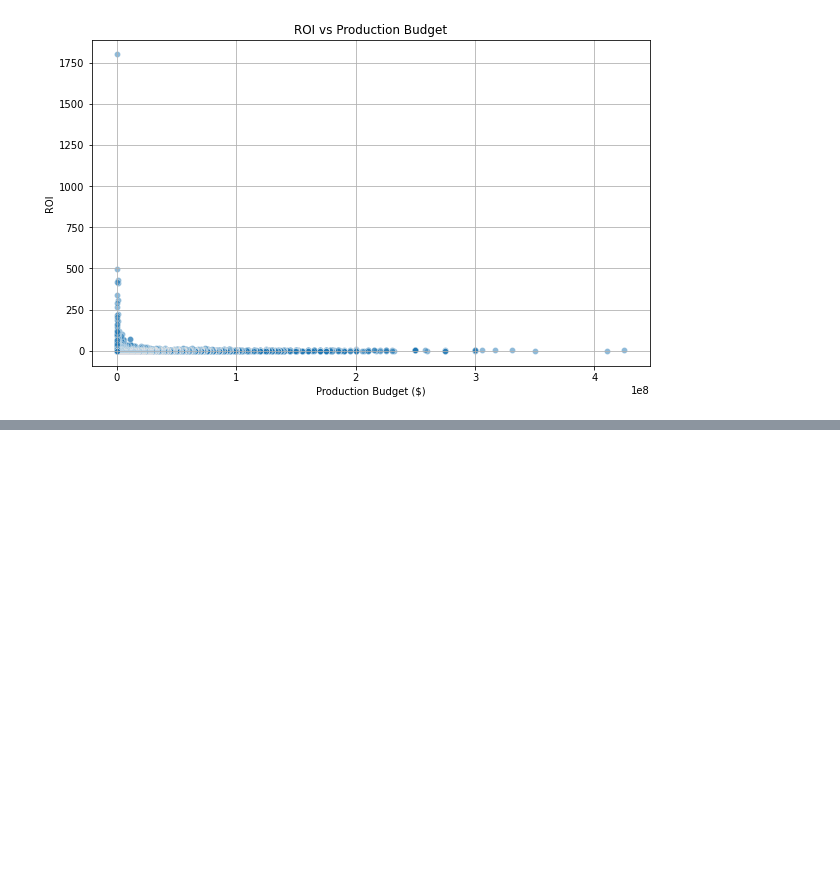
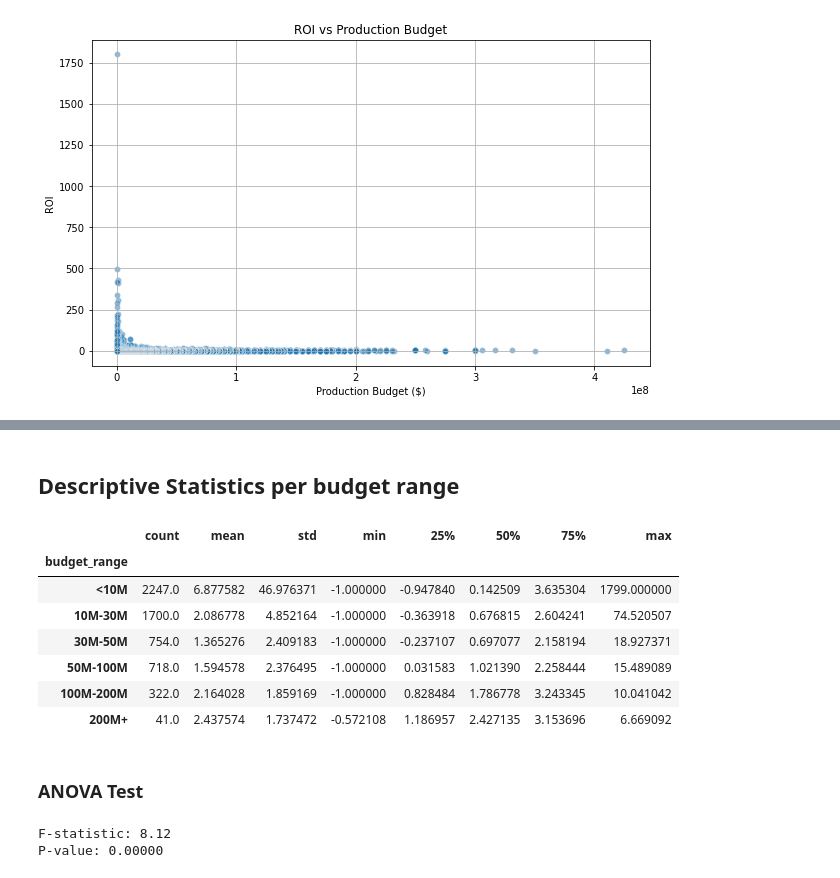
Before and after one commit to Sammy-751/Phase-2-Project, a Jupyter notebook: index.ipynb, the cells around one changed output, grey strips where cells are left out. Drawn from its saved outputs; the diff is of its cells as text; code cells hidden in the pictures; blank space fills up the shorter version.

Commit message:
chore: statistical analysis using ANOVA

```diff
--- a/index.ipynb
+++ b/index.ipynb
@@ -460,3 +453,29 @@ budget_bin
 50M-100M     1.594578
 30M-50M      1.365276
 Name: ROI, dtype: float64
+# %% [markdown]
+## Descriptive Statistics per budget range
+# %%
+df3.groupby('budget_range')['ROI'].describe()
+# %% [output]
+|  | count | mean | std | min | 25% | 50% | 75% | max |
+| budget_range |  |  |  |  |  |  |  |  |
+| <10M | 2247.0 | 6.877582 | 46.976371 | -1.000000 | -0.947840 | 0.142509 | 3.635304 | 1799.000000 |
+| 10M-30M | 1700.0 | 2.086778 | 4.852164 | -1.000000 | -0.363918 | 0.676815 | 2.604241 | 74.520507 |
+| 30M-50M | 754.0 | 1.365276 | 2.409183 | -1.000000 | -0.237107 | 0.697077 | 2.158194 | 18.927371 |
+| 50M-100M | 718.0 | 1.594578 | 2.376495 | -1.000000 | 0.031583 | 1.021390 | 2.258444 | 15.489089 |
+| 100M-200M | 322.0 | 2.164028 | 1.859169 | -1.000000 | 0.828484 | 1.786778 | 3.243345 | 10.041042 |
+| 200M+ | 41.0 | 2.437574 | 1.737472 | -0.572108 | 1.186957 | 2.427135 | 3.153696 | 6.669092 |
+# %% [markdown]
+### ANOVA Test
+# %%
+from scipy.stats import f_oneway
+
+
+roi_groups = [group['ROI'].dropna().values for name, group in df3.groupby('budget_range')]
+f_stat, p_value = f_oneway(*roi_groups)
+print(f"F-statistic: {f_stat:.2f}")
+print(f"P-value: {p_value:.5f}")
+# %% [output]
+F-statistic: 8.12
+P-value: 0.00000
```
Also changed, not shown: parts of 8 cells of this notebook.
